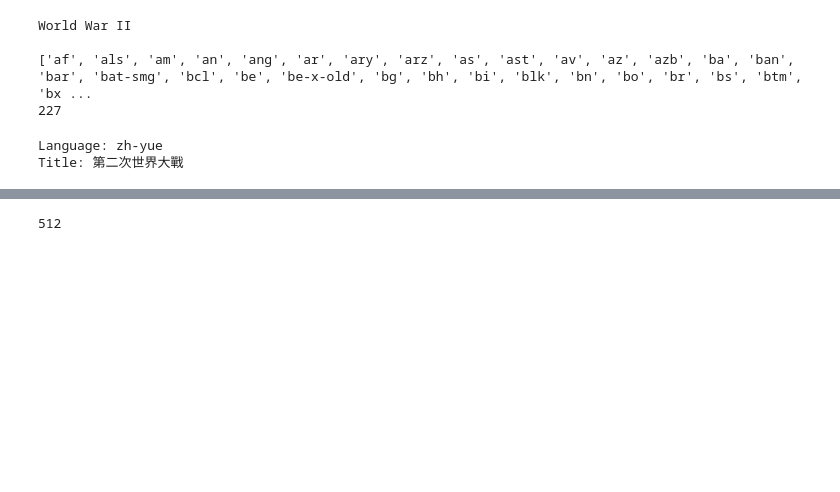
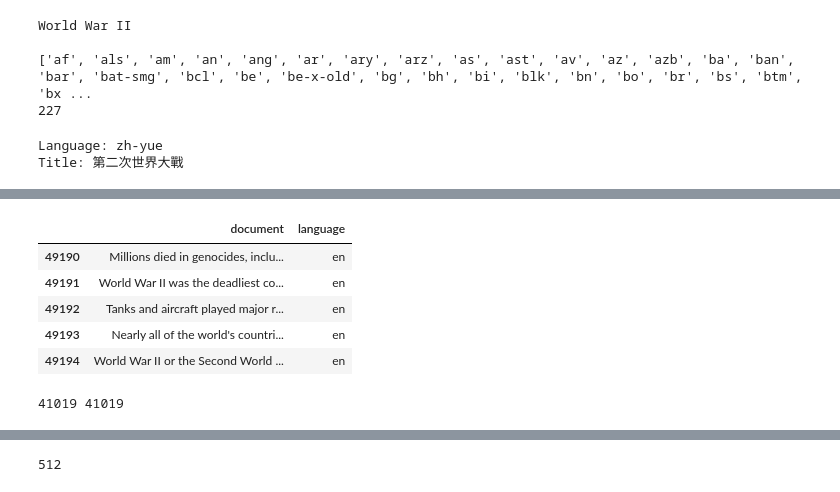
Before and after one commit to dot-ammar/Embed-Clustering, a Jupyter notebook: Create-VecDB.ipynb, the cells around one changed output, grey strips where cells are left out. Drawn from its saved outputs; the diff is of its cells as text; code cells hidden in the pictures; blank space fills up the shorter version.

```diff
--- a/Create-VecDB.ipynb
+++ b/Create-VecDB.ipynb
@@ -121,6 +130,18 @@ Longest String Length: 6862
+# %%
+df.tail()
+# %% [output]
+|  | document | language |
+| 49190 | Millions died in genocides, inclu... | en |
+| 49191 | World War II was the deadliest co... | en |
+| 49192 | Tanks and aircraft played major r... | en |
+| 49193 | Nearly all of the world's countri... | en |
+| 49194 | World War II or the Second World ... | en |
 # %%
 df_documents = df['document'].to_list()
 df_languages = df['language'].to_list()
+print(len(df_documents), len(df_languages))
+# %% [output]
+41019 41019
 # %%
 collection.add(
     documents = df_documents,
```
Also changed, not shown: parts of 6 cells of this notebook, 3 other files.
